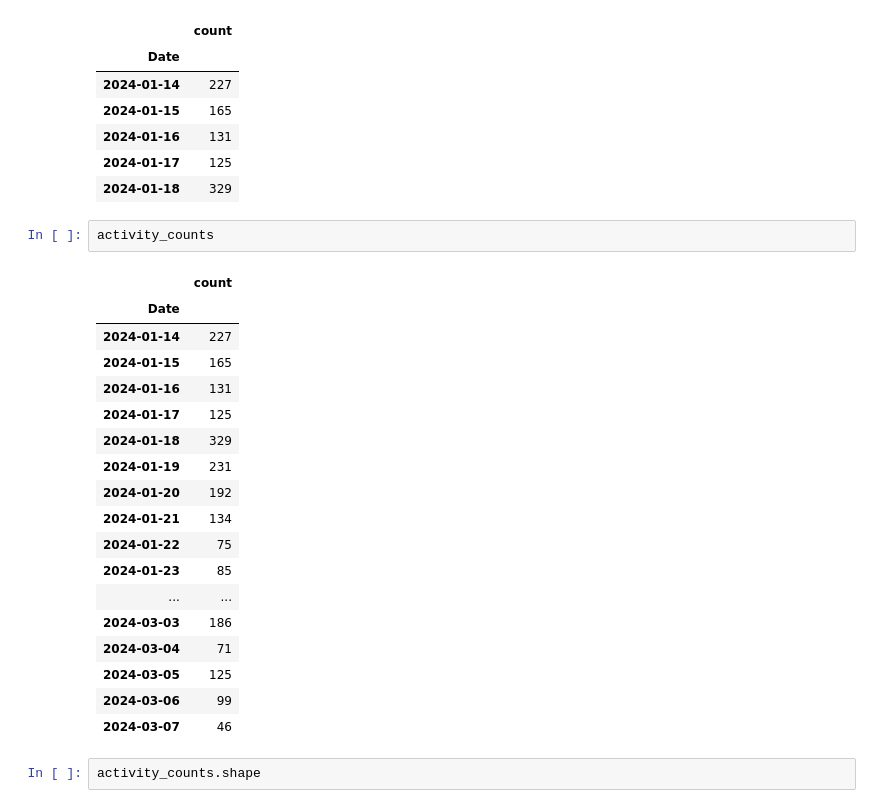
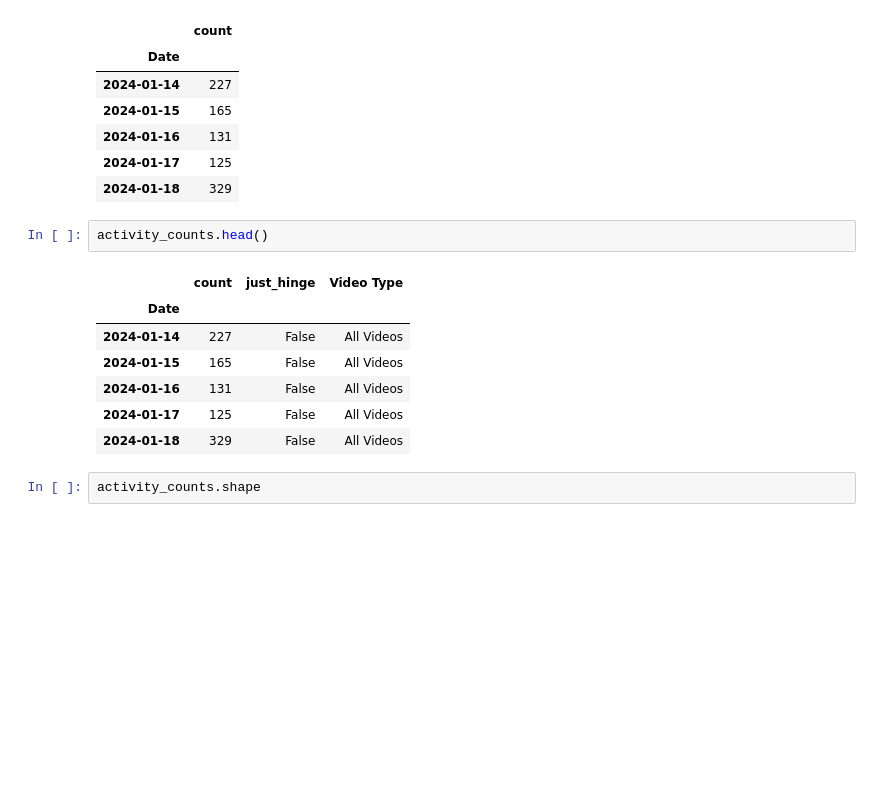
Before and after one commit to Dorajyl/CS315_FinalProject, a Jupyter notebook: ad_exploration.ipynb, the cells around one changed output. Drawn from its saved outputs; the diff is of its cells as text; blank space fills up the shorter version.

```diff
--- a/ad_exploration.ipynb
+++ b/ad_exploration.ipynb
@@ -882,26 +904,15 @@ activity_counts.head()
 | 2024-01-17 | 125 |
 | 2024-01-18 | 329 |
 # %%
-activity_counts
+activity_counts.head()
 # %% [output]
-|  | count |
-| Date |  |
-| 2024-01-14 | 227 |
-| 2024-01-15 | 165 |
-| 2024-01-16 | 131 |
-| 2024-01-17 | 125 |
-| 2024-01-18 | 329 |
-| 2024-01-19 | 231 |
-| 2024-01-20 | 192 |
-| 2024-01-21 | 134 |
-| 2024-01-22 | 75 |
-| 2024-01-23 | 85 |
-| ... | ... |
-| 2024-03-03 | 186 |
-| 2024-03-04 | 71 |
-| 2024-03-05 | 125 |
-| 2024-03-06 | 99 |
-| 2024-03-07 | 46 |
+|  | count | just_hinge | Video Type |
+| Date |  |  |  |
+| 2024-01-14 | 227 | False | All Videos |
+| 2024-01-15 | 165 | False | All Videos |
+| 2024-01-16 | 131 | False | All Videos |
+| 2024-01-17 | 125 | False | All Videos |
+| 2024-01-18 | 329 | False | All Videos |
 # %%
 activity_counts.shape
 # %% [output]
```
Also changed, not shown: parts of 23 cells of this notebook.
